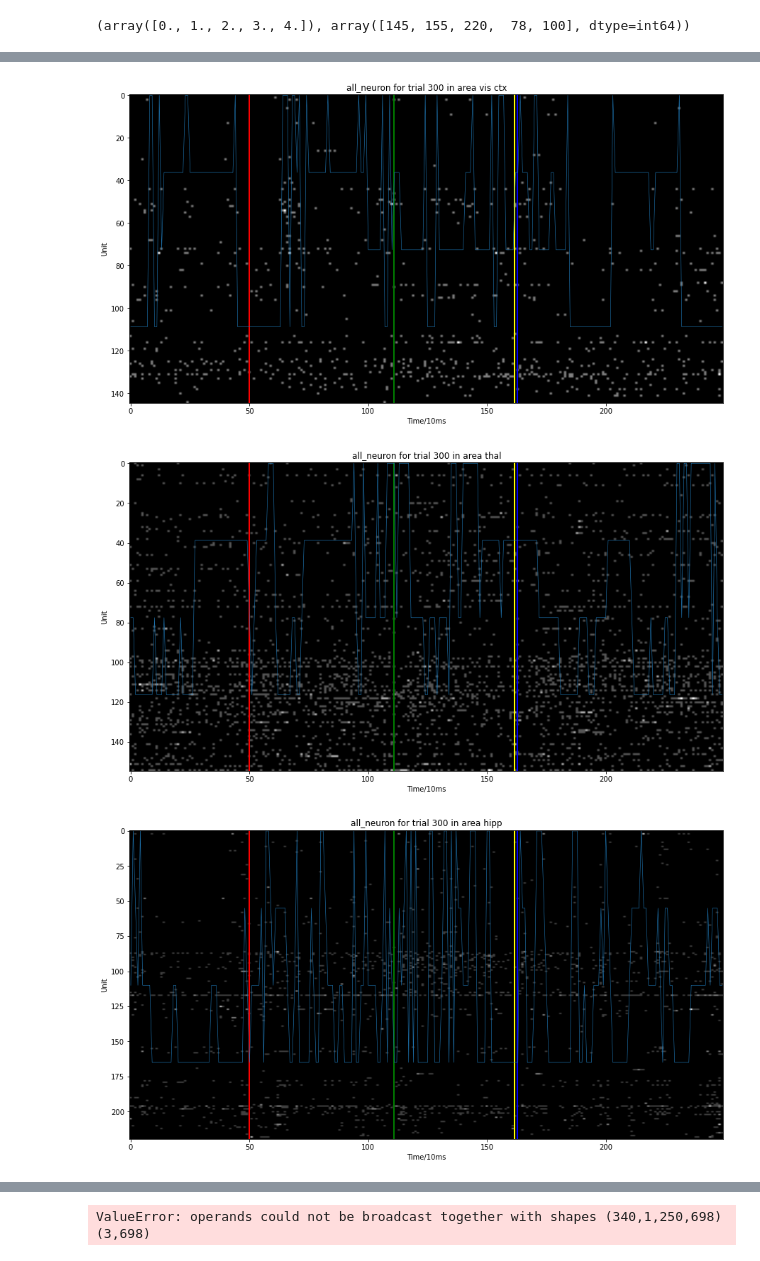
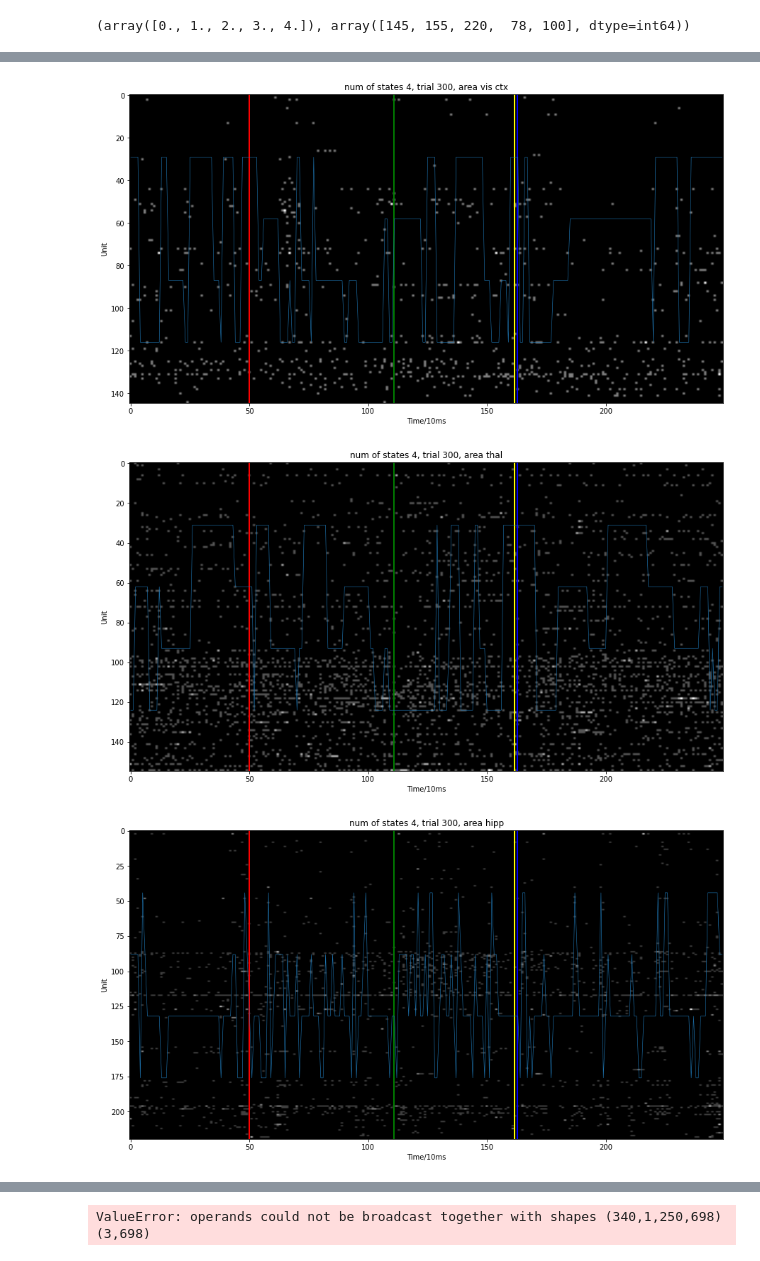
Before and after one commit to Jp-17/NMA_CN_2022_learning, a Jupyter notebook: project/Code/3_PoissionHMM.ipynb, the cells around one changed output, grey strips where cells are left out. Drawn from its saved outputs; the diff is of its cells as text; code cells hidden in the pictures.

Commit message:
different num of states

```diff
--- a/project/Code/3_PoissionHMM.ipynb
+++ b/project/Code/3_PoissionHMM.ipynb
@@ -170,3 +170,34 @@ for j in range(nareas):
 np.unique(barea, return_counts=True)
 # %% [output]
 (array([0., 1., 2., 3., 4.]), array([145, 155, 220,  78, 100], dtype=int64))
+# %%
+for i in range(nareas):
+
+    neural_activity_area = neural_activity[barea==i]
+
+    plt.figure(figsize=(15,8))
+    plt.imshow(neural_activity_area[:,n_trial,:], aspect='auto', cmap='gray')
+    #plt.axis('off')
+
+    # Label the different phases of the trial movement activity
+    time_bins = neural_activity_area.shape[2]
+
+    plt.axvline(x=stim_onset/bin_size, color='red', linewidth=2, label='stim_onset')
+    plt.axvline(x=gocue[n_trial]/bin_size, color='green', linewidth=2, label='go_cue')
+    plt.axvline(x=feedback_time[n_trial]/bin_size, color='blue', linewidth=2, label='feedback_time')
+    plt.axvline(x=response_time[n_trial]/bin_size, color='yellow', linewidth=2, label='response_time')
+    plt.ylabel("Unit")
+    plt.xlabel("Time/10ms")
+
+    num_states = 3
+    num_neurons = neural_activity_area.shape[0]
+    neural_activity_try = neural_activity_area[:, n_trial, :]
+    test_hmm = ssm.HMM(num_states, num_neurons, observations="poisson")
+    test_hmm.fit(neural_activity_try.T)
+    zhat = test_hmm.most_likely_states(neural_activity_try.T)
+
+    plt.plot((zhat+1)/(num_states+1)*neural_activity_area.shape[0], linewidth=0.6)
+
+    plt.tight_layout
+    plt.title(f'num of states {num_states}, trial {n_trial}, area {regions[i]}')
+    plt.show()
@@ -173,35 +209,35 @@ np.unique(barea, return_counts=True)
 # %%
 for i in range(nareas):
 
     neural_activity_area = neural_activity[barea==i]
 
     plt.figure(figsize=(15,8))
     plt.imshow(neural_activity_area[:,n_trial,:], aspect='auto', cmap='gray')
     #plt.axis('off')
 
     # Label the different phases of the trial movement activity
     time_bins = neural_activity_area.shape[2]
 
     plt.axvline(x=stim_onset/bin_size, color='red', linewidth=2, label='stim_onset')
     plt.axvline(x=gocue[n_trial]/bin_size, color='green', linewidth=2, label='go_cue')
     plt.axvline(x=feedback_time[n_trial]/bin_size, color='blue', linewidth=2, label='feedback_time')
     plt.axvline(x=response_time[n_trial]/bin_size, color='yellow', linewidth=2, label='response_time')
     plt.ylabel("Unit")
     plt.xlabel("Time/10ms")
 
     num_states = 4
     num_neurons = neural_activity_area.shape[0]
     neural_activity_try = neural_activity_area[:, n_trial, :]
     test_hmm = ssm.HMM(num_states, num_neurons, observations="poisson")
     test_hmm.fit(neural_activity_try.T)
     zhat = test_hmm.most_likely_states(neural_activity_try.T)
 
-    plt.plot(zhat/4*neural_activity_area.shape[0], linewidth=0.6)
+    plt.plot((zhat+1)/(num_states+1)*neural_activity_area.shape[0], linewidth=0.6)
 
     plt.tight_layout
-    plt.title(f'all_neuron for trial {n_trial} in area {regions[i]}')
+    plt.title(f'num of states {num_states}, trial {n_trial}, area {regions[i]}')
     plt.show()
 # %% [output]
-[figure, old version]
+[figure, new version]
-[figure, old version]
+[figure, new version]
-[figure, old version]
+[figure, new version]
```
Also changed, not shown: parts of 2 cells of this notebook.
